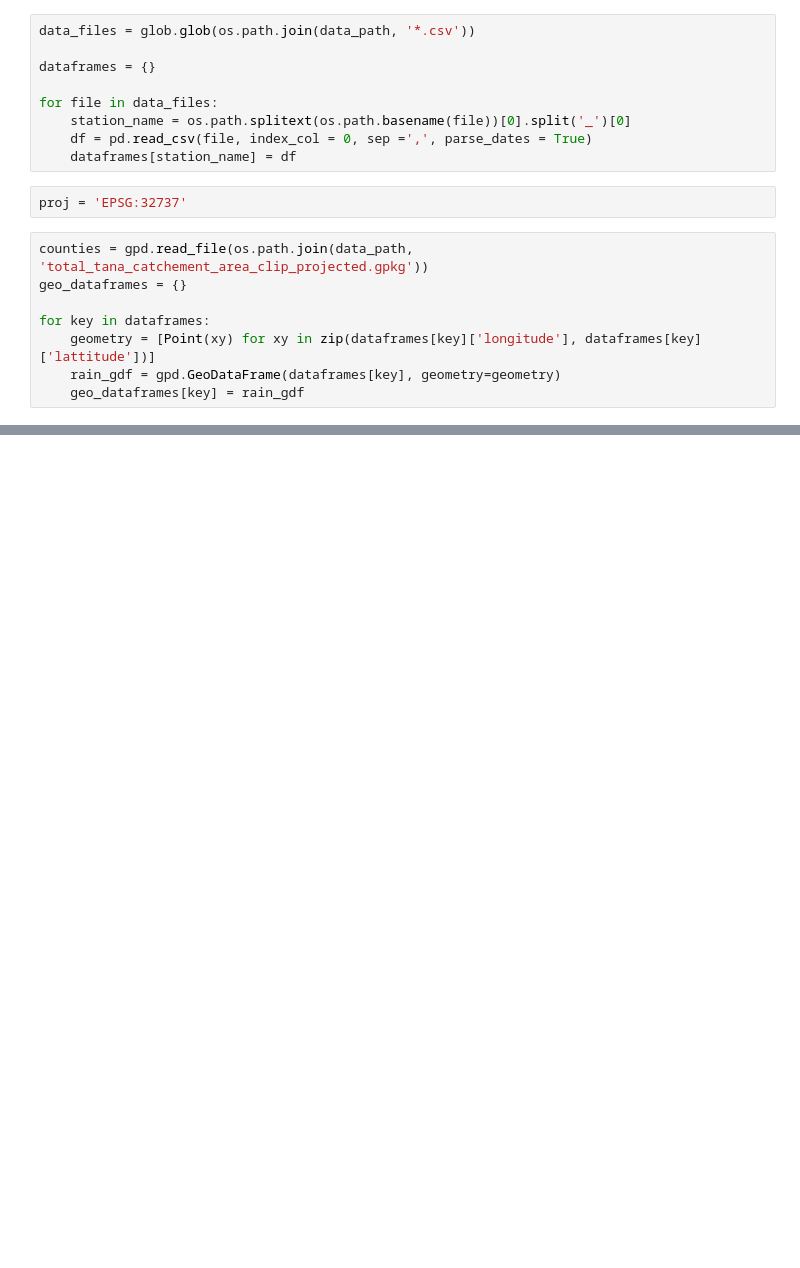
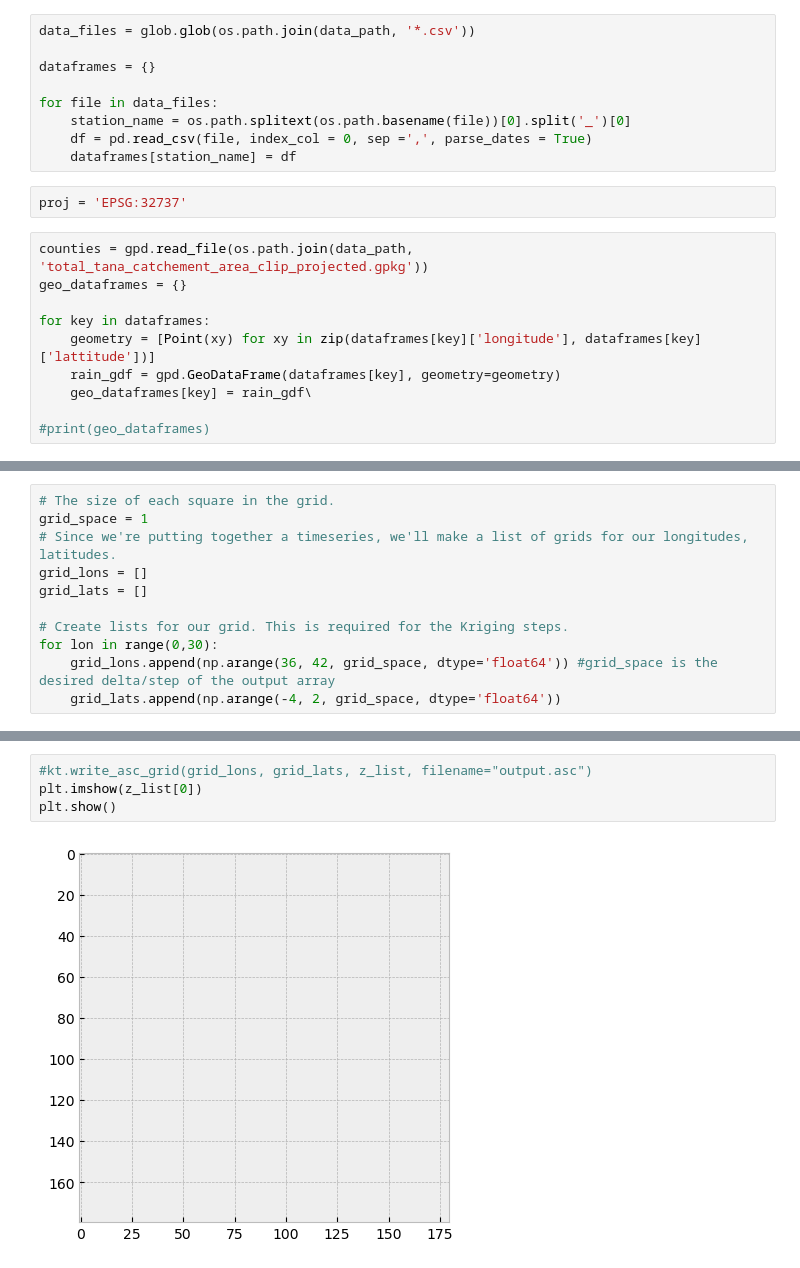
Before and after one commit to pjdebruijn2505/Git_mdp, a Jupyter notebook: data_processing/Interpolation_data_stations.ipynb, the cells around one changed output, grey strips where cells are left out. Cells and saved outputs as stored; diff of their text form; blank space fills up the shorter version.

```diff
--- a/data_processing/Interpolation_data_stations.ipynb
+++ b/data_processing/Interpolation_data_stations.ipynb
@@ -47,7 +76,9 @@ geo_dataframes = {}
 for key in dataframes:
     geometry = [Point(xy) for xy in zip(dataframes[key]['longitude'], dataframes[key]['lattitude'])]
     rain_gdf = gpd.GeoDataFrame(dataframes[key], geometry=geometry)
-    geo_dataframes[key] = rain_gdf
+    geo_dataframes[key] = rain_gdf\
+
+#print(geo_dataframes)
 # %%
 # Create subplots
 fig, ax = plt.subplots(1, 1, figsize = (10, 10))
@@ -65,0 +100,11 @@ ax.set_title('Tana Basin Area Kenya', fontdict = {'fontsize': '15', 'fontweight'
+# %%
+# The size of each square in the grid.
+grid_space = 1
+# Since we're putting together a timeseries, we'll make a list of grids for our longitudes, latitudes.
+grid_lons = []
+grid_lats = []
+
+# Create lists for our grid. This is required for the Kriging steps.
+for lon in range(0,30):
+    grid_lons.append(np.arange(36, 42, grid_space, dtype='float64')) #grid_space is the desired delta/step of the output array
+    grid_lats.append(np.arange(-4, 2, grid_space, dtype='float64'))
@@ -65,0 +182,6 @@ ax.set_title('Tana Basin Area Kenya', fontdict = {'fontsize': '15', 'fontweight'
+# %%
+#kt.write_asc_grid(grid_lons, grid_lats, z_list, filename="output.asc")
+plt.imshow(z_list[0])
+plt.show()
+# %% [output]
+[figure, added]
```
Also changed, not shown: parts of 5 cells of this notebook.
